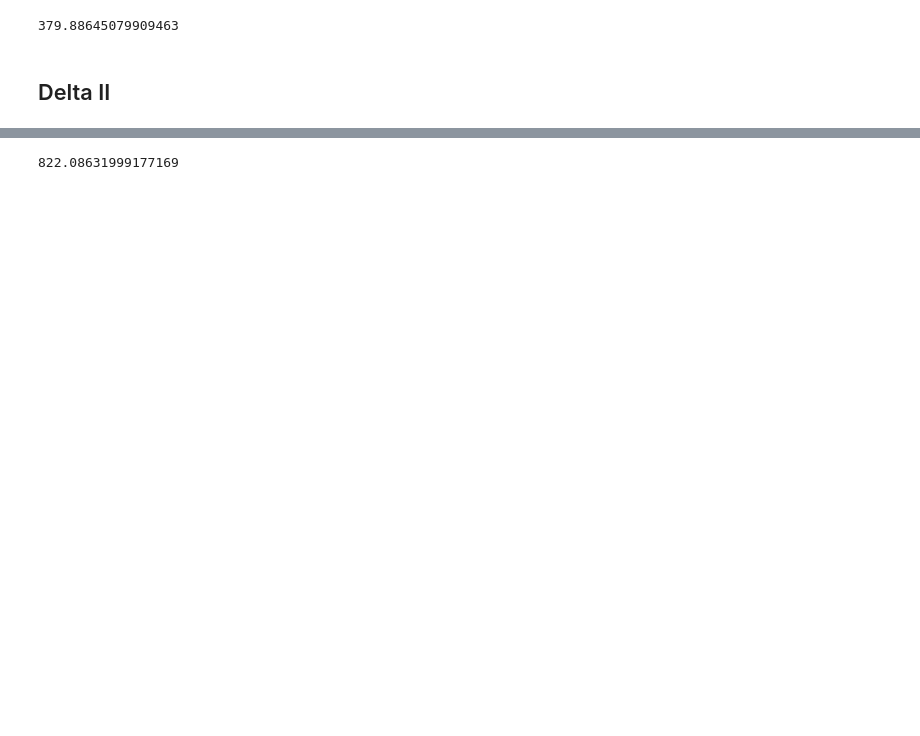
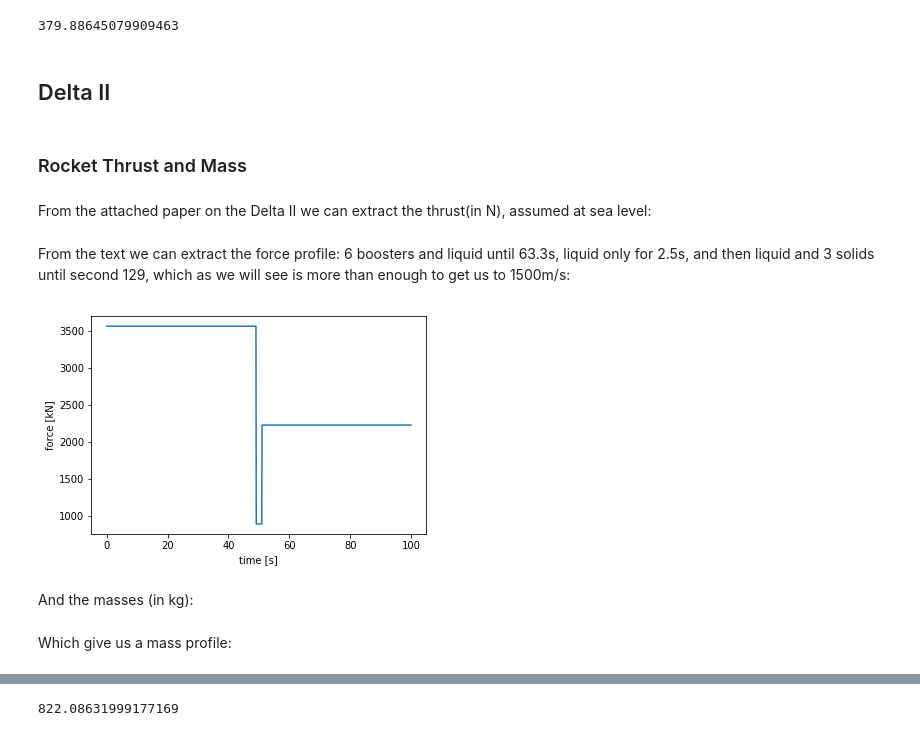
Before and after one commit to norheim/rocketscience, a Jupyter notebook: hw2.ipynb, the cells around one changed output, grey strips where cells are left out. Saved outputs shown, nothing was run; the diff lists cells and outputs as text; code cells hidden in the pictures; blank space fills up the shorter version.

```diff
--- a/hw2.ipynb
+++ b/hw2.ipynb
@@ -117,0 +95,4 @@ mfinal_guess = mtotal - 9*mfuelsolidbooster
+# %% [markdown]
+### Rocket Thrust and Mass
+# %% [markdown]
+From the attached paper on the Delta II we can extract the thrust(in N), assumed at sea level:
@@ -117,0 +102,2 @@ mfinal_guess = mtotal - 9*mfuelsolidbooster
+# %% [markdown]
+From the text we can extract the force profile: 6 boosters and liquid until 63.3s, liquid only for 2.5s, and then liquid and 3 solids until second 129, which as we will see is more than enough to get us to 1500m/s:
@@ -117,0 +109,9 @@ mfinal_guess = mtotal - 9*mfuelsolidbooster
+# %%
+plt.plot(np.linspace(0,100,1000), F(np.linspace(0,129,1000))/1000)
+plt.xlabel('time [s]')
+plt.ylabel('force [kN]')
+plt.show()
+# %% [output]
+[figure, added]
+# %% [markdown]
+And the masses (in kg):
@@ -118 +124,3 @@ mfinal_guess = mtotal - 9*mfuelsolidbooster
+# %% [markdown]
+Which give us a mass profile:
 # %%
```
Also changed, not shown: parts of 61 cells of this notebook.
